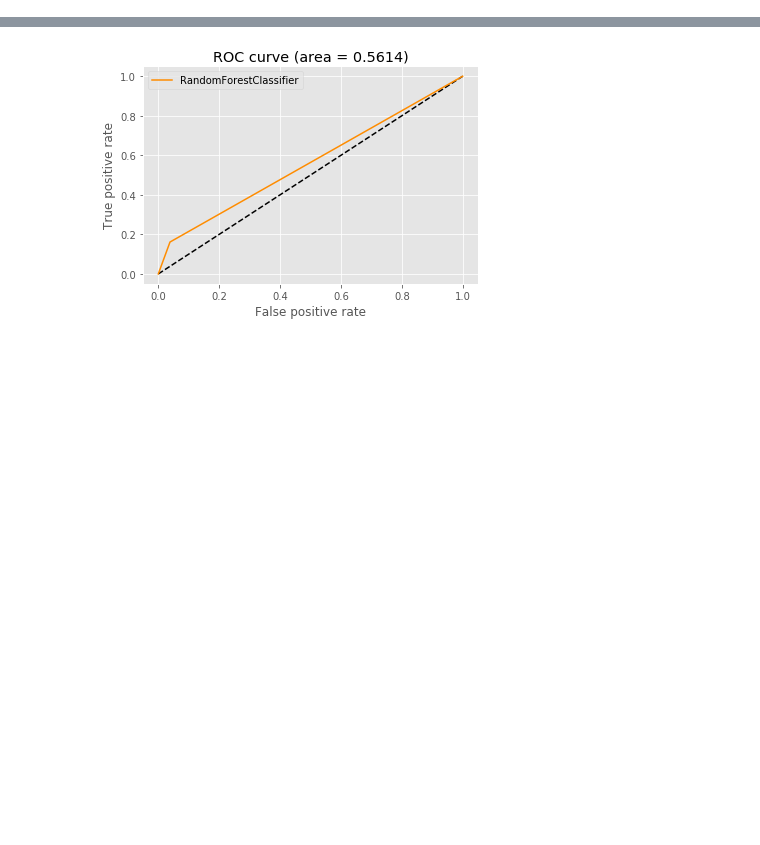
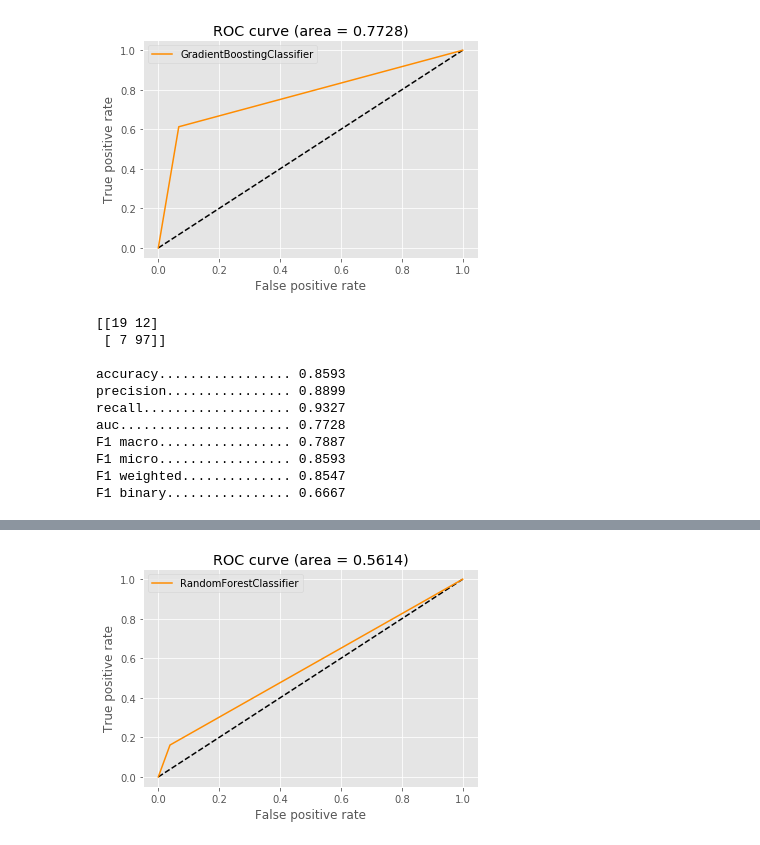
Before and after one commit to brunowdev/sparkify, a Jupyter notebook: Sklearn - Test.ipynb, the cells around one changed output, grey strips where cells are left out. Cells and saved outputs as stored; diff of their text form; code cells hidden in the pictures; blank space fills up the shorter version.

```diff
--- a/Sklearn - Test.ipynb
+++ b/Sklearn - Test.ipynb
@@ -134,0 +146,15 @@ _x.head(5)
+# %%
+model = train_gradient_boosting(_x, 'canceled')
+# %% [output]
+[figure, added]
+[[19 12]
+ [ 7 97]]
+
+accuracy................. 0.8593
+precision................ 0.8899
+recall................... 0.9327
+auc...................... 0.7728
+F1 macro................. 0.7887
+F1 micro................. 0.8593
+F1 weighted.............. 0.8547
+F1 binary................ 0.6667
```
Also changed, not shown: parts of 16 cells of this notebook, 3 other files.
